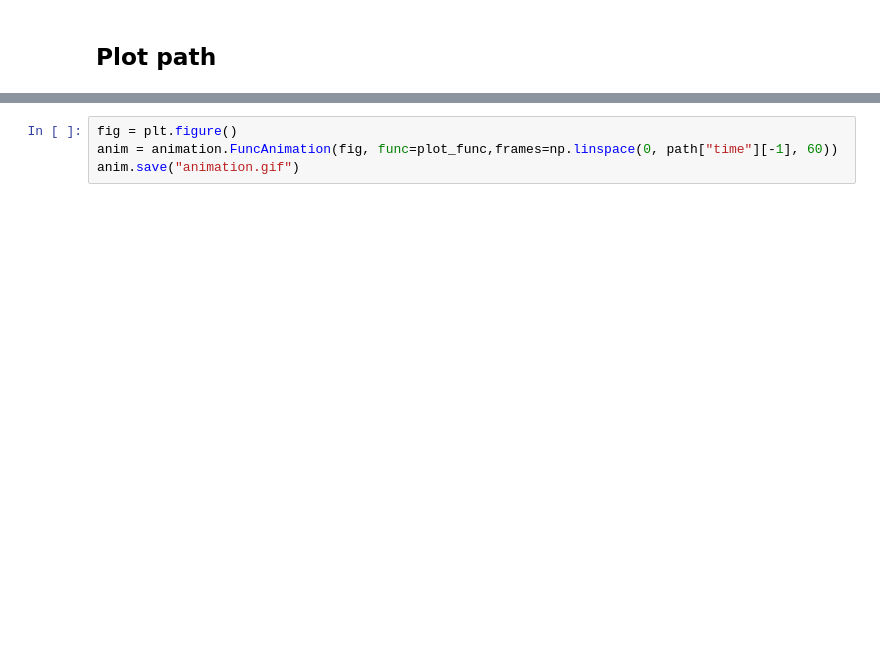
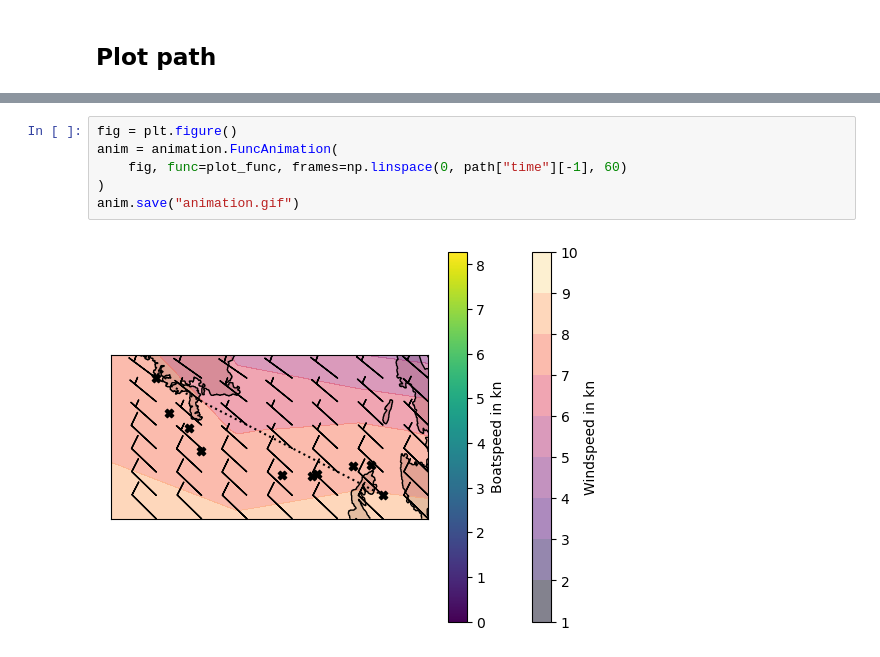
Before and after one commit to meyer-nils/sail_route, a Jupyter notebook: routing.ipynb, the cells around one changed output, grey strips where cells are left out. Drawn from its saved outputs; the diff is of its cells as text; blank space fills up the shorter version.

```diff
--- a/routing.ipynb
+++ b/routing.ipynb
@@ -312,4 +319,8 @@ widgets.interact(
 # %%
 fig = plt.figure()
-anim = animation.FuncAnimation(fig, func=plot_func,frames=np.linspace(0, path["time"][-1], 60))
+anim = animation.FuncAnimation(
+    fig, func=plot_func, frames=np.linspace(0, path["time"][-1], 60)
+)
 anim.save("animation.gif")
+# %% [output]
+[figure, added]
```
Also changed, not shown: parts of 13 cells of this notebook, 5 other files.
